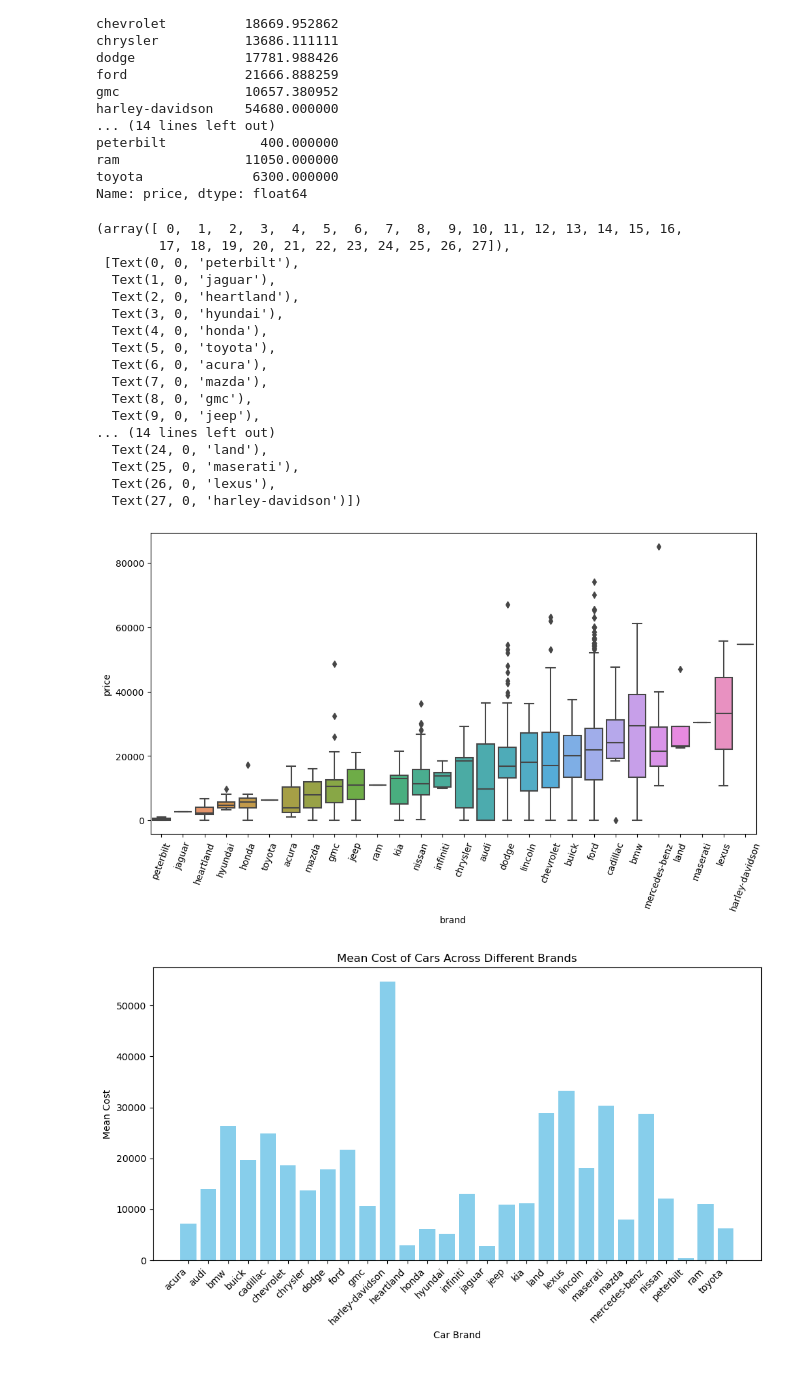
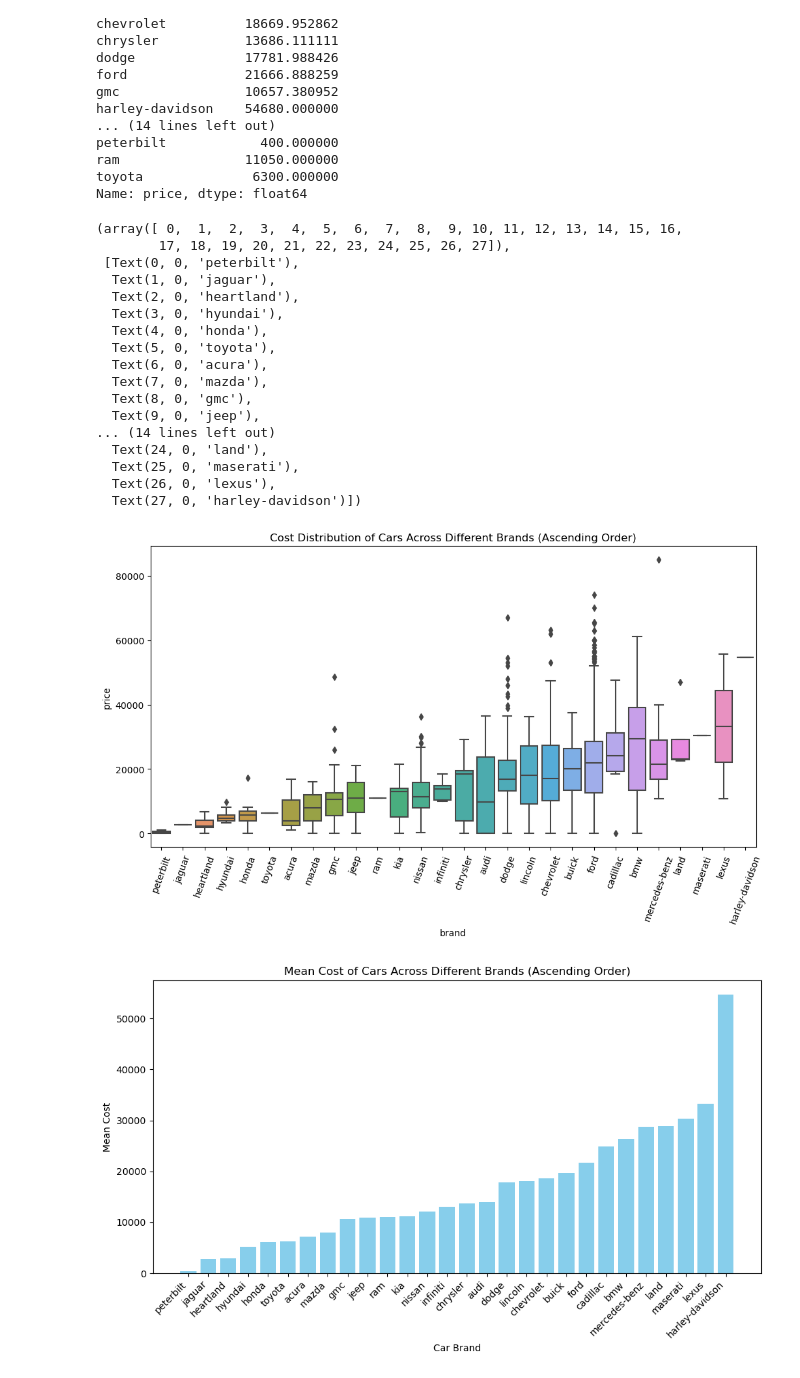
Before and after one commit to CMGarxia/Project-1, a Jupyter notebook: Project1_LN.ipynb, the cells around one changed output. Drawn from its saved outputs; the diff is of its cells as text; code cells hidden in the pictures.

```diff
--- a/Project1_LN.ipynb
+++ b/Project1_LN.ipynb
@@ -8,7 +8,7 @@ import numpy as np
 import requests
 import seaborn as sns
 # %%
-cars_file = r"C:\Users\lnovo_crisissupport\Desktop\SMU Data Analytics BC\HW\Project 1\USA_cars_datasets.csv"
+cars_file = r"C:\Users\lnovo_crisissupport\Desktop\SMU Data Analytics BC\HW\Project 1\Project-1\USA_cars_datasets.csv"
 df=pd.read_csv(cars_file)
 
 # Show Data
@@ -56,6 +56,7 @@ Name: price, dtype: float64
 # %%
 plt.figure(figsize=(12,6))
 sorted_nb = df.groupby(['brand'])['price'].mean().sort_values()
+plt.title('Cost Distribution of Cars Across Different Brands (Ascending Order)')
 sns.boxplot(x=df['brand'], y=df['price'], order=list(sorted_nb.index))
 plt.xticks(rotation=70)
 # %% [output]
@@ -76,15 +77,17 @@ plt.xticks(rotation=70)
   Text(25, 0, 'maserati'),
   Text(26, 0, 'lexus'),
   Text(27, 0, 'harley-davidson')])
-[figure, old version]
+[figure, new version]
 # %%
+brand_mean_sorted = brand_mean.sort_values()
+
 plt.figure(figsize=(10, 6))
-plt.bar(brand_mean.index, brand_mean.values, color='skyblue')
+plt.bar(brand_mean_sorted.index, brand_mean_sorted.values, color='skyblue')
 plt.xlabel('Car Brand')
 plt.ylabel('Mean Cost')
-plt.title('Mean Cost of Cars Across Different Brands')
-plt.xticks(rotation=45, ha='right')  # Rotate x-axis labels for better readability
+plt.title('Mean Cost of Cars Across Different Brands (Ascending Order)')
+plt.xticks(rotation=45, ha='right') # Rotate x-axis labels for better readability
 plt.tight_layout()
 plt.show()
 # %% [output]
-[figure, old version]
+[figure, new version]
```
Also changed, not shown: parts of 1 cell of this notebook.
